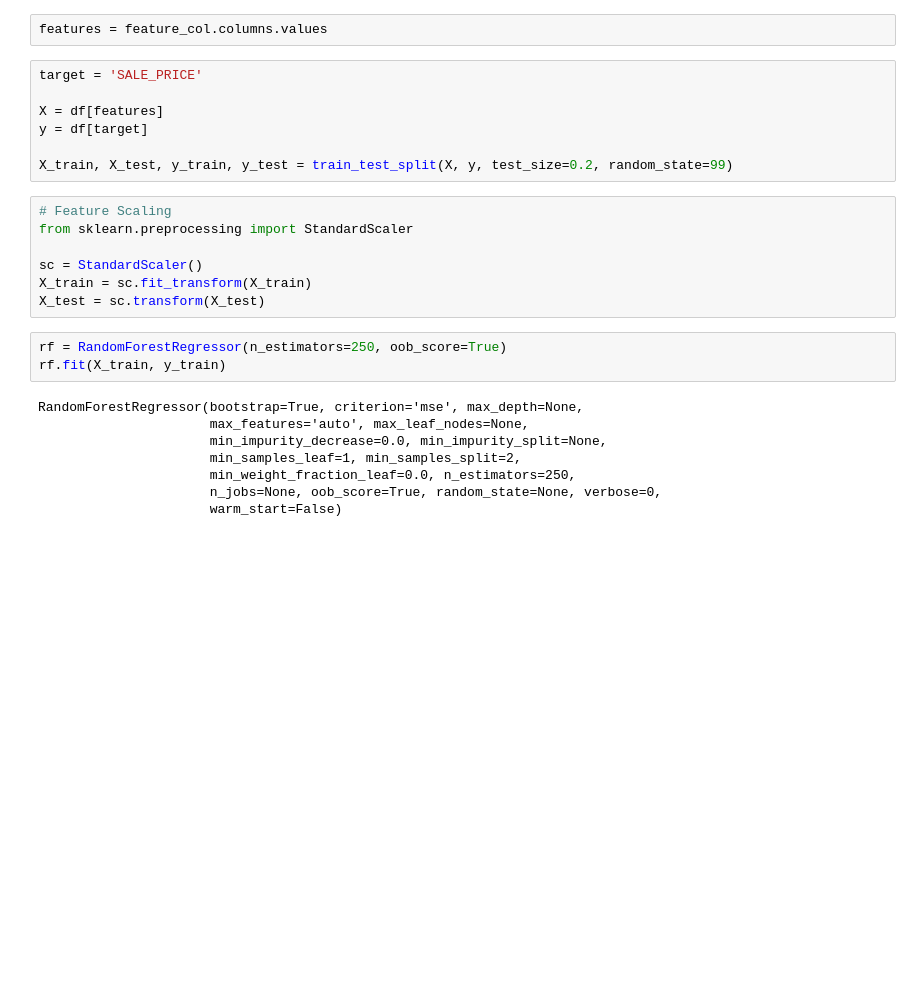
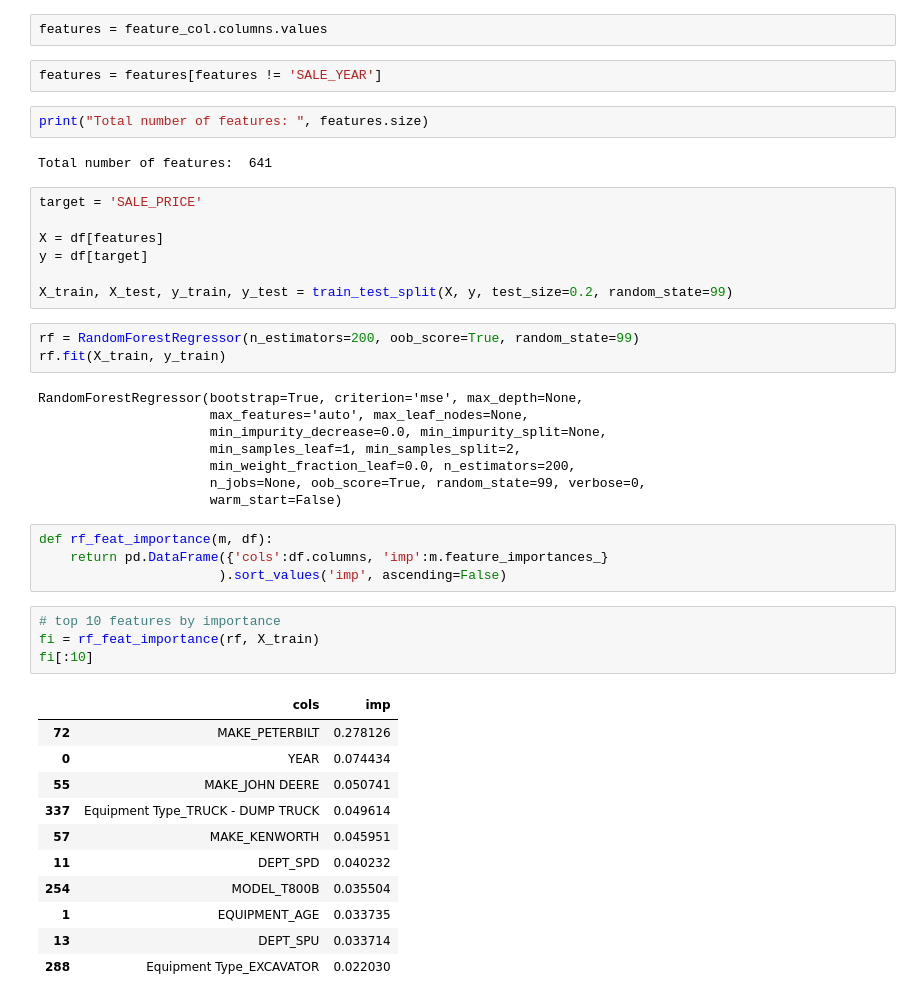
Before and after one commit to dreblock87/fleet-sales-price-prediction, a Jupyter notebook: FleetSalesPricePrediction.ipynb, the cells around one changed output. Drawn from its saved outputs; the diff is of its cells as text; blank space fills up the shorter version.

```diff
--- a/FleetSalesPricePrediction.ipynb
+++ b/FleetSalesPricePrediction.ipynb
@@ -69,6 +79,12 @@ from sklearn.model_selection import train_test_split
 feature_col = df.select_dtypes(include=['integer'])
 # %%
 features = feature_col.columns.values
+# %%
+features = features[features != 'SALE_YEAR']
+# %%
+print("Total number of features: ", features.size)
+# %% [output]
+Total number of features:  641
 # %%
 target = 'SALE_PRICE'
 
@@ -76,22 +92,35 @@ X = df[features]
 y = df[target]
 
 X_train, X_test, y_train, y_test = train_test_split(X, y, test_size=0.2, random_state=99)
-# %%
-# Feature Scaling
-from sklearn.preprocessing import StandardScaler
-
-sc = StandardScaler()
-X_train = sc.fit_transform(X_train)
-X_test = sc.transform(X_test)
 # %%
-rf = RandomForestRegressor(n_estimators=250, oob_score=True)
+rf = RandomForestRegressor(n_estimators=200, oob_score=True, random_state=99)
 rf.fit(X_train, y_train)
 # %% [output]
 RandomForestRegressor(bootstrap=True, criterion='mse', max_depth=None,
                       max_features='auto', max_leaf_nodes=None,
                       min_impurity_decrease=0.0, min_impurity_split=None,
                       min_samples_leaf=1, min_samples_split=2,
-                      min_weight_fraction_leaf=0.0, n_estimators=250,
-                      n_jobs=None, oob_score=True, random_state=None, verbose=0,
+                      min_weight_fraction_leaf=0.0, n_estimators=200,
+                      n_jobs=None, oob_score=True, random_state=99, verbose=0,
                       warm_start=False)
+# %%
+def rf_feat_importance(m, df):
+    return pd.DataFrame({'cols':df.columns, 'imp':m.feature_importances_}
+                       ).sort_values('imp', ascending=False)
+# %%
+# top 10 features by importance
+fi = rf_feat_importance(rf, X_train)
+fi[:10]
+# %% [output]
+|  | cols | imp |
+| 72 | MAKE_PETERBILT | 0.278126 |
+| 0 | YEAR | 0.074434 |
+| 55 | MAKE_JOHN DEERE | 0.050741 |
+| 337 | Equipment Type_TRUCK - DUMP TRUCK | 0.049614 |
+| 57 | MAKE_KENWORTH | 0.045951 |
+| 11 | DEPT_SPD | 0.040232 |
+| 254 | MODEL_T800B | 0.035504 |
+| 1 | EQUIPMENT_AGE | 0.033735 |
+| 13 | DEPT_SPU | 0.033714 |
+| 288 | Equipment Type_EXCAVATOR | 0.022030 |
 # %%
```
Also changed, not shown: parts of 11 cells of this notebook.
